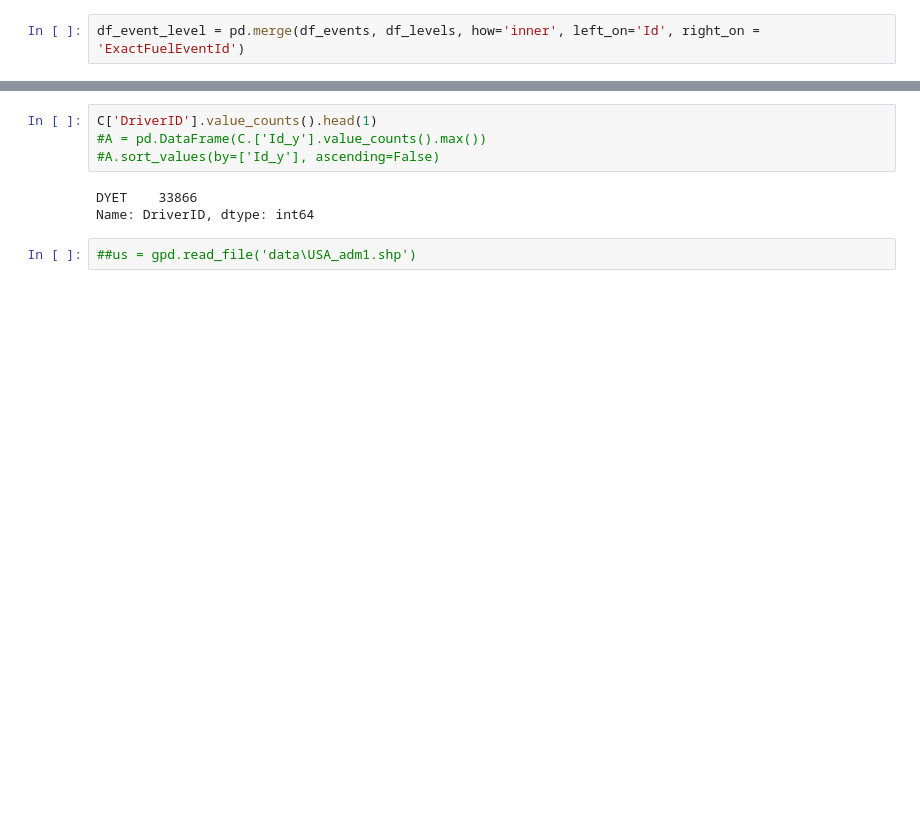
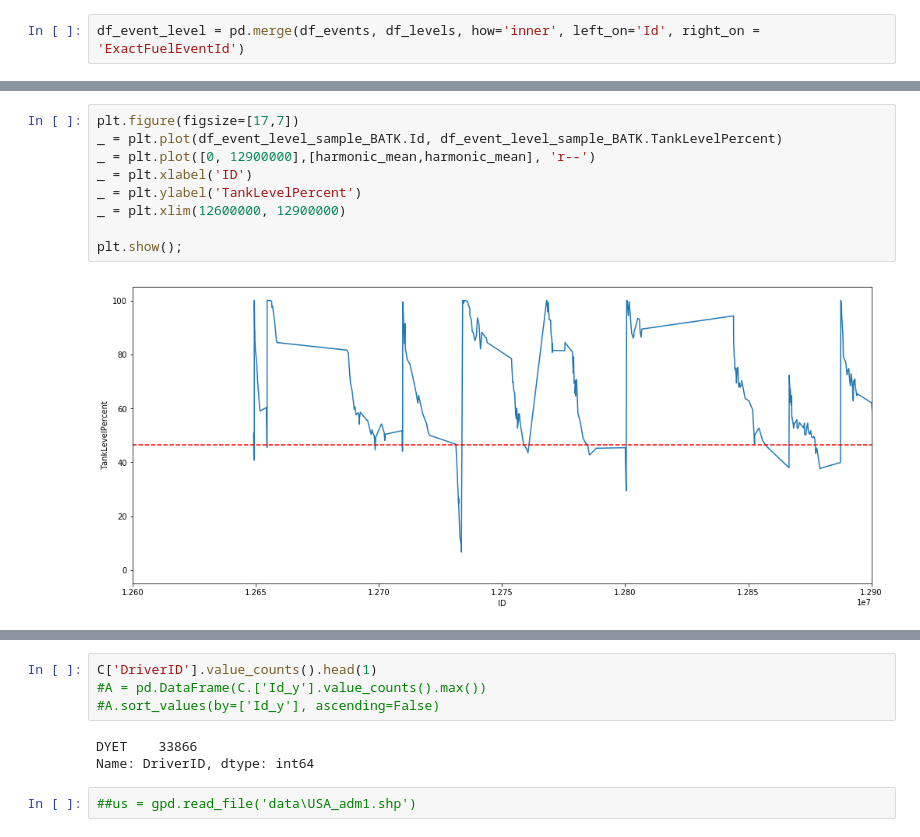
Before and after one commit to DEREJEGETU/big-g-express, a Jupyter notebook: Python_Code/data-question-6.ipynb, the cells around one changed output, grey strips where cells are left out. Saved outputs shown, nothing was run; the diff lists cells and outputs as text; blank space fills up the shorter version.

```diff
--- a/Python_Code/data-question-6.ipynb
+++ b/Python_Code/data-question-6.ipynb
@@ -154,2 +234,13 @@ Fuel_Transactions.head(100)
+# %%
+plt.figure(figsize=[17,7])
+_ = plt.plot(df_event_level_sample_BATK.Id, df_event_level_sample_BATK.TankLevelPercent)
+_ = plt.plot([0, 12900000],[harmonic_mean,harmonic_mean], 'r--')
+_ = plt.xlabel('ID')
+_ = plt.ylabel('TankLevelPercent')
+_ = plt.xlim(12600000, 12900000)
+
+plt.show();
+# %% [output]
+[figure, added]
 # %%
 #Fuel_Transactions.query("TankLevelPercent > 100.0")
```
Also changed, not shown: parts of 40 cells of this notebook.
